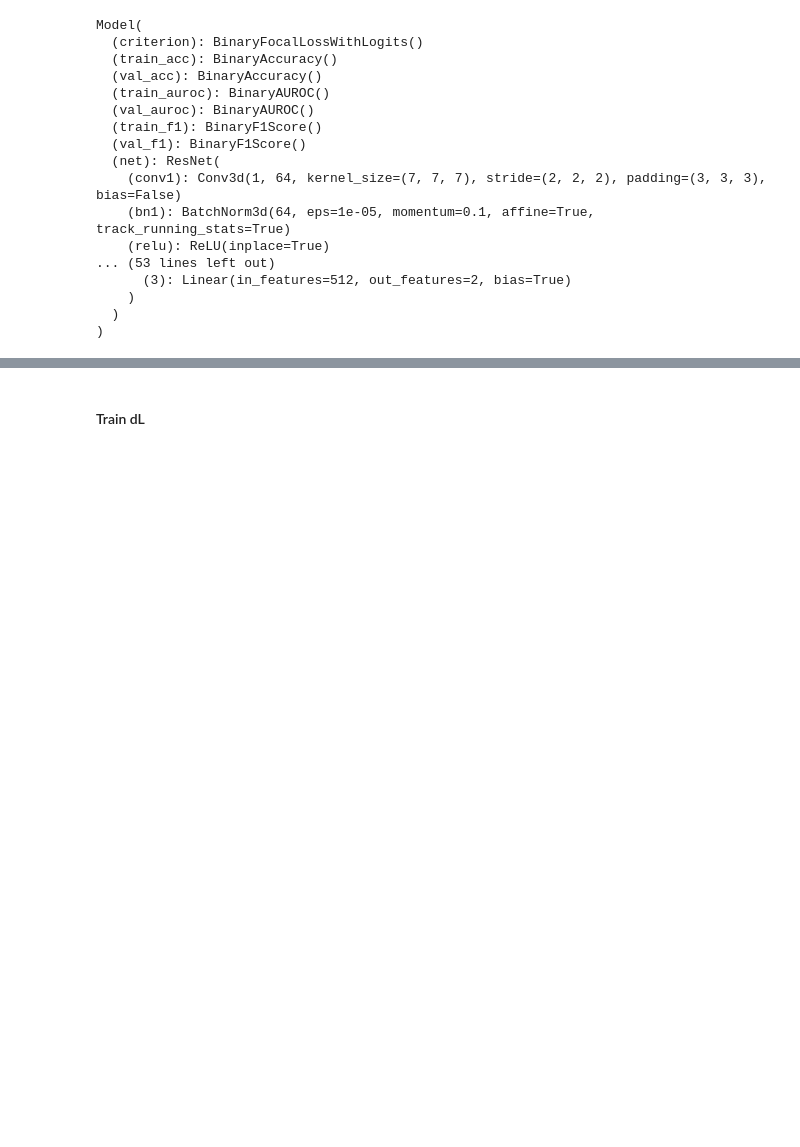
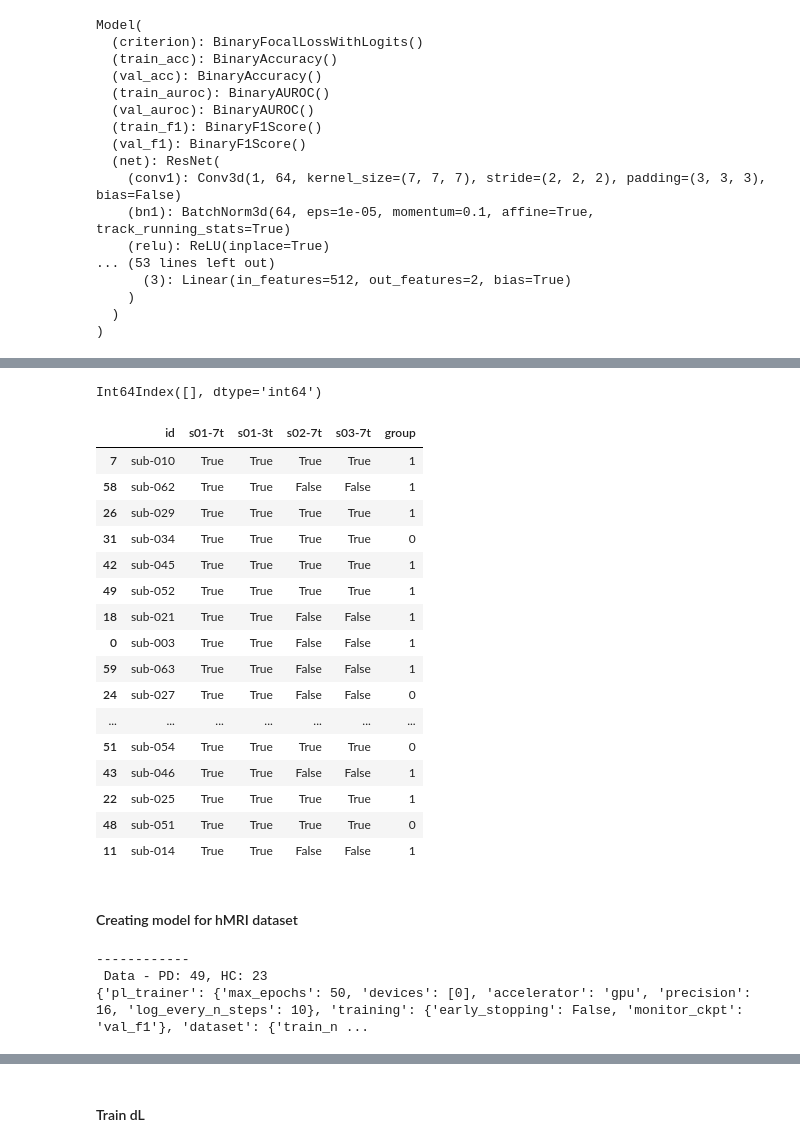
Before and after one commit to alexCortinaU/parkinson_classification, a Jupyter notebook: checking_val_acc.ipynb, the cells around one changed output, grey strips where cells are left out. Cells and saved outputs as stored; diff of their text form; code cells hidden in the pictures; blank space fills up the shorter version.

```diff
--- a/checking_val_acc.ipynb
+++ b/checking_val_acc.ipynb
@@ -109,0 +282,63 @@ Model(
+# %%
+df = data.md_df_train
+print(df.loc[df.id == 'sub-072', :].index)
+# df.drop(df[df.id == ['sub-016', 'sub-072']].index, inplace=True)
+# df.drop([13, 68], inplace=True)
+df
+# %% [output]
+Int64Index([], dtype='int64')
+|  | id | s01-7t | s01-3t | s02-7t | s03-7t | group |
+| 7 | sub-010 | True | True | True | True | 1 |
+| 58 | sub-062 | True | True | False | False | 1 |
+| 26 | sub-029 | True | True | True | True | 1 |
+| 31 | sub-034 | True | True | True | True | 0 |
+| 42 | sub-045 | True | True | True | True | 1 |
+| 49 | sub-052 | True | True | True | True | 1 |
+| 18 | sub-021 | True | True | False | False | 1 |
+| 0 | sub-003 | True | True | False | False | 1 |
+| 59 | sub-063 | True | True | False | False | 1 |
+| 24 | sub-027 | True | True | False | False | 0 |
+| ... | ... | ... | ... | ... | ... | ... |
+| 51 | sub-054 | True | True | True | True | 0 |
+| 43 | sub-046 | True | True | False | False | 1 |
+| 22 | sub-025 | True | True | True | True | 1 |
+| 48 | sub-051 | True | True | True | True | 0 |
+| 11 | sub-014 | True | True | False | False | 1 |
+# %% [markdown]
+#### Creating model for hMRI dataset
+# %%
+this_path = Path().resolve()
+
+# read the config file
+with open('config.yaml', 'r') as f:
+    cfg = list(yaml.load_all(f, yaml.SafeLoader))[0]
+
+# Set data directory
+root_dir = Path('/mnt/scratch/7TPD/mpm_run_acu/bids/derivatives/hMRI')
+md_df = pd.read_csv(this_path/'bids_3t.csv')
+pd_number = len(md_df.loc[md_df.group == 1, :])
+hc_number = len(md_df.loc[md_df.group == 0, :])
+print(f'------------\n Data - PD: {pd_number}, HC: {hc_number}')
+
+# create PPMI dataset
+augmentations = tio.Compose([
+
+                                    tio.RandomAffine(scales=(0.1, 0.1, 0.1),
+                                                    degrees=(10, 0, 10),
+                                                    # isotropic=True,
+                                                    # center='image',
+                                                    default_pad_value=0)
+                                    # tio.RandomElasticDeformation(p=0.1, num_control_points=7, max_displacement=10),
+                                    # tio.RandomGamma(p=0.5),
+                                    # tio.RandomNoise(p=0.5, mean=0.5, std=0.05), # p=0.5
+                                    # tio.RandomMotion(p=0.1), #, degrees=20, translation=20),
+                                    # tio.RandomBiasField(p=0.25),
+                                    ])
+
+# save augmentations to config file
+cfg['aug'] = str(augmentations)
+print(cfg)
+# %% [output]
+------------
+ Data - PD: 49, HC: 23
+{'pl_trainer': {'max_epochs': 50, 'devices': [0], 'accelerator': 'gpu', 'precision': 16, 'log_every_n_steps': 10}, 'training': {'early_stopping': False, 'monitor_ckpt': 'val_f1'}, 'dataset': {'train_n ...
```
Also changed, not shown: parts of 20 cells of this notebook, 8 other files.
